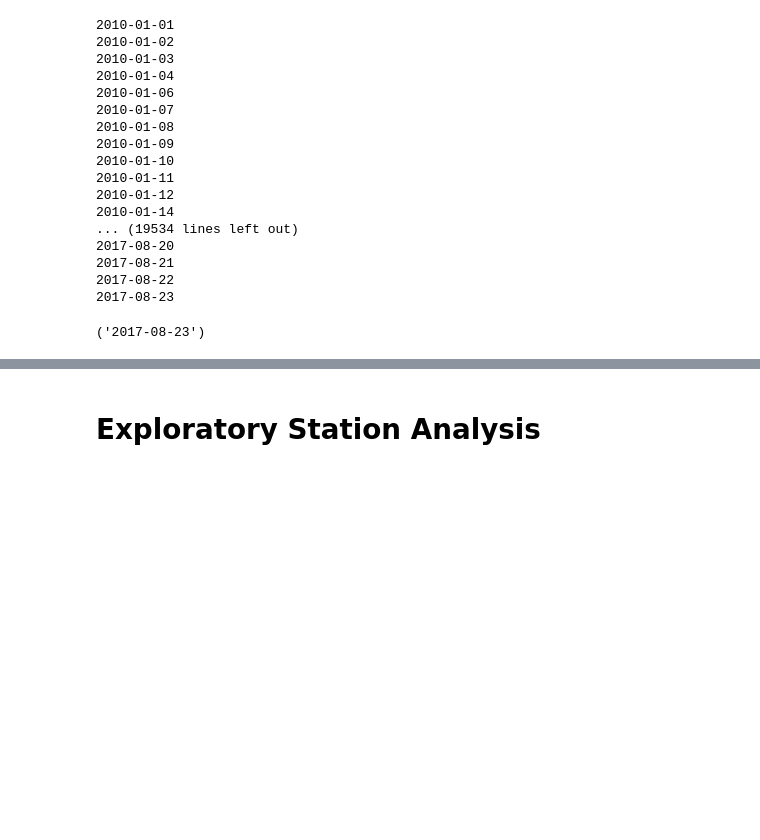
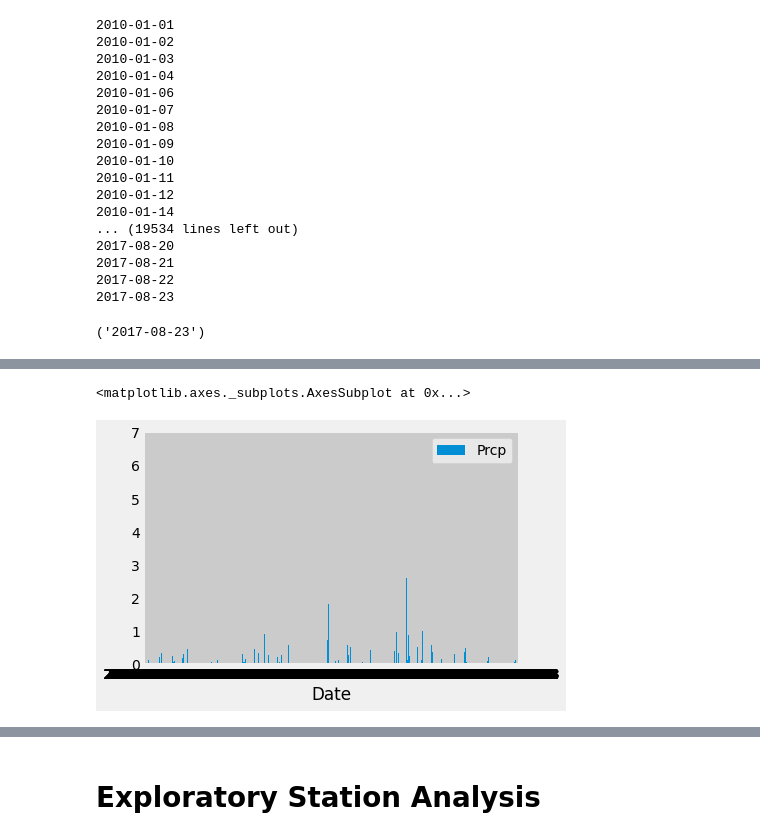
Before and after one commit to HilaryKoerner/sqlalchemy_challenge, a Jupyter notebook: climate_starter.ipynb, the cells around one changed output, grey strips where cells are left out. Cells and saved outputs as stored; diff of their text form; code cells hidden in the pictures; blank space fills up the shorter version.

Commit message:
create dataframe for last 12 months

```diff
--- a/climate_starter.ipynb
+++ b/climate_starter.ipynb
@@ -103,3 +97,6 @@ last_date = session.query(Measurement.date).order_by(Measurement.date.desc()).fi
 last_date
 # %% [output]
 ('2017-08-23')
+# %%
+query_date = dt.date(2017, 8, 23) - dt.timedelta(days=365)
+print('One year from last date: ', query_date)
@@ -105,0 +105,9 @@ last_date
+# %%
+# Design a query to retrieve the last 12 months of precipitation data and plot the results.
+# Starting from the most recent data point in the database.
+#sqlalcnehmy day 3, student date activity and student dates (DOW activity)
+#this is done by passing date into variable (need to do it without passing date)
+precip = session.query(Measurement.station, Measurement.date, Measurement.prcp).\
+    filter(Measurement.date> query_date).\
+    order_by(Measurement.date).all()
+precip
@@ -105,0 +132,13 @@ last_date
+# %%
+#upack tuples (emoji activity)
+# base_id = [result[0] for result in precip[::]]
+date = [result[1] for result in precip[::]]
+prcp = [result[2] for result in precip[::]]
+
+# print(base_id)
+# print(date)
+# print(prcp)
+# %%
+#pandas lession, day: 1, activity: student training grounds
+precip_df = pd.DataFrame({"Date":date, "Prcp":prcp})
+precip_df.head(40)
@@ -105,0 +163,5 @@ last_date
+# %%
+precip_df.plot.bar(x='Date', y='Prcp', rot=0)
+# %% [output]
+<matplotlib.axes._subplots.AxesSubplot at 0x...>
+[figure, added]
```
Also changed, not shown: parts of 19 cells of this notebook.
